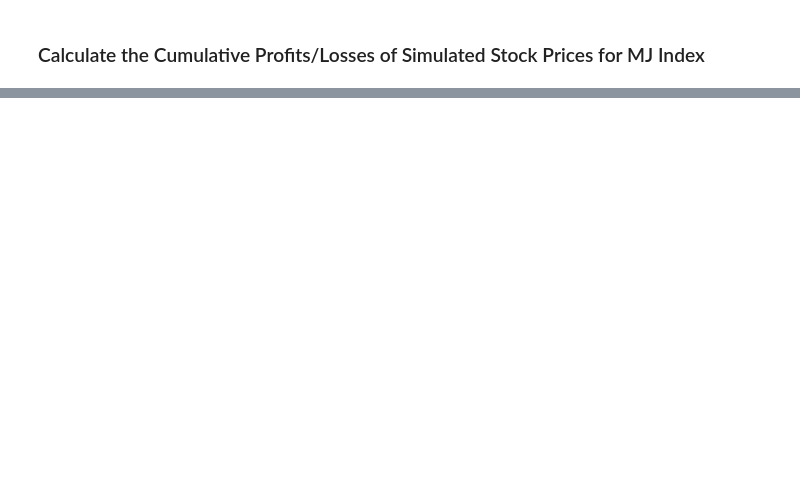
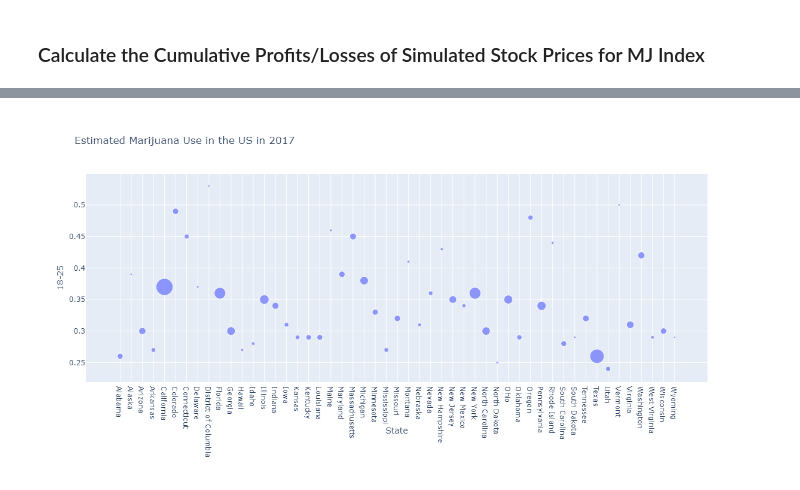
Before and after one commit to Briantaylor97/Cannabis-industry-analysis, a Jupyter notebook: MJ_index_compare.ipynb, the cells around one changed output, grey strips where cells are left out. Cells and saved outputs as stored; diff of their text form; code cells hidden in the pictures; blank space fills up the shorter version.

```diff
--- a/MJ_index_compare.ipynb
+++ b/MJ_index_compare.ipynb
@@ -426,0 +434,6 @@ weed_use_df.set_index('State').drop(columns= "Order")
+# %%
+weed_use_df['18-25']= weed_use_df['18-25'].astype(float)
+# %%
+px.scatter(weed_use_df, x='State', y='18-25', size='Population', title="Estimated Marijuana Use in the US in 2017")
+# %% [output]
+[figure, added]
```
Also changed, not shown: parts of 12 cells of this notebook, 1 other file.
